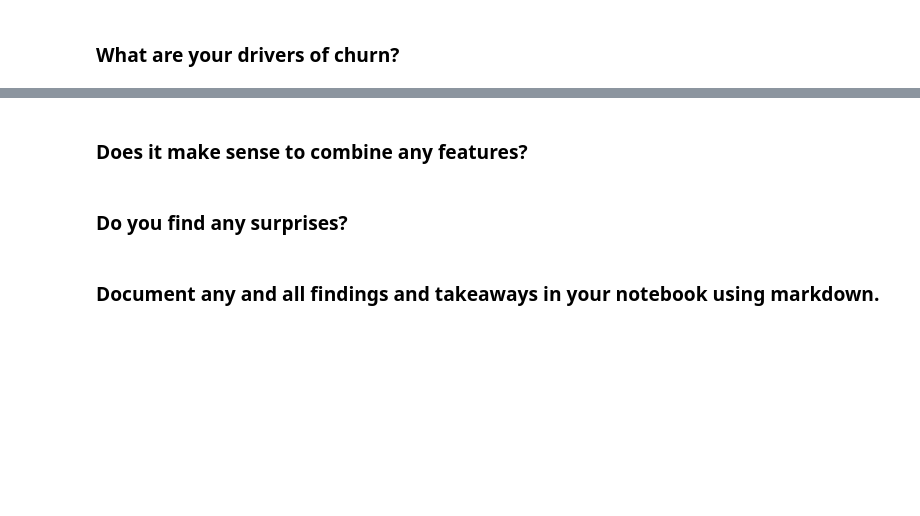
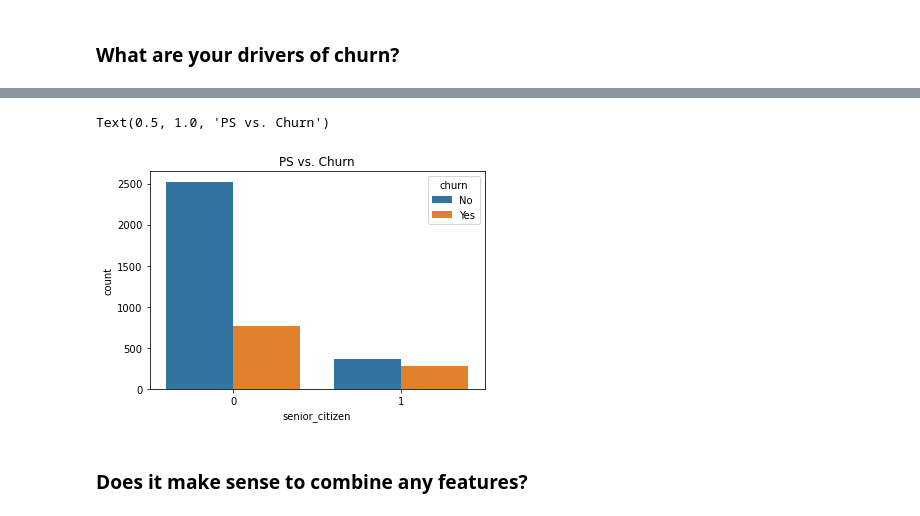
Before and after one commit to m3redithw/classification-exercises, a Jupyter notebook: classification_exercises.ipynb, the cells around one changed output, grey strips where cells are left out. Saved outputs shown, nothing was run; the diff lists cells and outputs as text; code cells hidden in the pictures; blank space fills up the shorter version.

```diff
--- a/classification_exercises.ipynb
+++ b/classification_exercises.ipynb
@@ -1529,6 +1542,10 @@ dtype: object
+# %%
+# 4 Senior Citizen
+
+sns.countplot(x="senior_citizen", data=train, hue="churn")
+plt.title('Senior Citizens vs. Churn')
+# %% [output]
+Text(0.5, 1.0, 'PS vs. Churn')
+[figure, added]
 # %% [markdown]
 ### Does it make sense to combine any features?
-# %% [markdown]
-### Do you find any surprises?
-# %% [markdown]
-### Document any and all findings and takeaways in your notebook using markdown.
```
Also changed, not shown: parts of 14 cells of this notebook.
